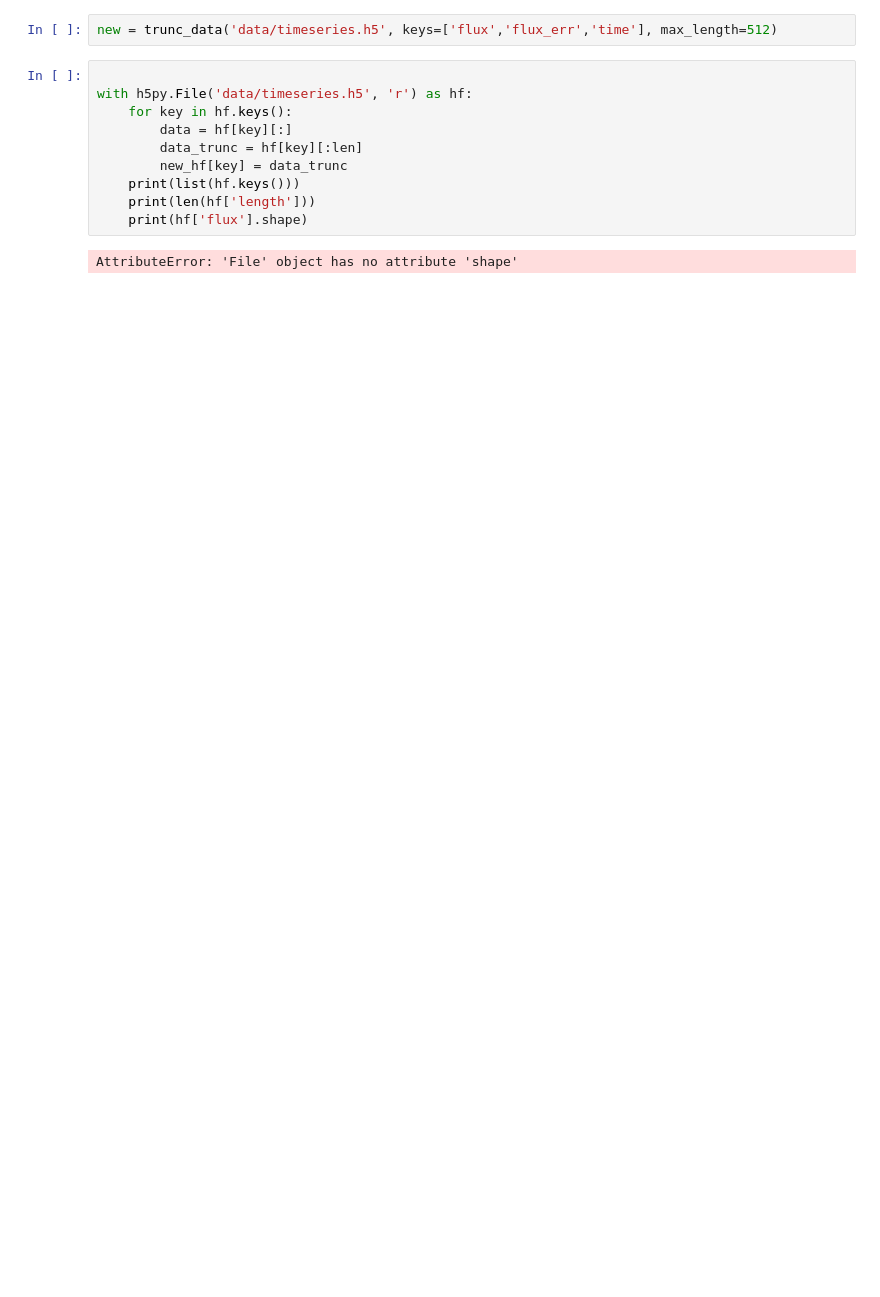
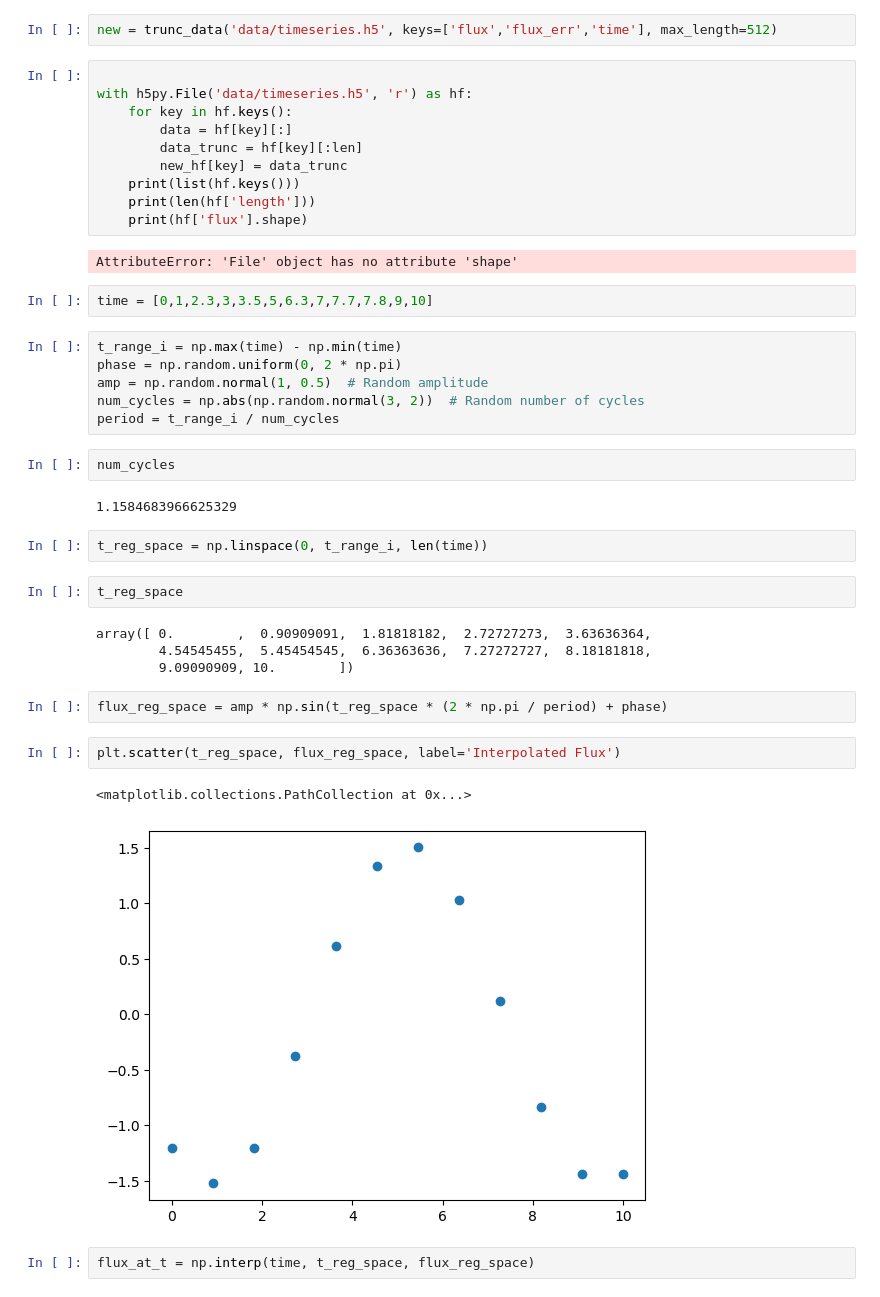
Before and after one commit to pvl19/lc-gen, a Jupyter notebook: adhoc.ipynb, the cells around one changed output. Cells and saved outputs as stored; diff of their text form; blank space fills up the shorter version.

```diff
--- a/adhoc.ipynb
+++ b/adhoc.ipynb
@@ -16,3 +17,32 @@ with h5py.File('data/timeseries.h5', 'r') as hf:
     print(hf['flux'].shape)
 # %% [output]
 AttributeError: 'File' object has no attribute 'shape'
+# %%
+time = [0,1,2.3,3,3.5,5,6.3,7,7.7,7.8,9,10]
+# %%
+t_range_i = np.max(time) - np.min(time)
+phase = np.random.uniform(0, 2 * np.pi)
+amp = np.random.normal(1, 0.5)  # Random amplitude
+num_cycles = np.abs(np.random.normal(3, 2))  # Random number of cycles
+period = t_range_i / num_cycles
+# %%
+num_cycles
+# %% [output]
+1.1584683966625329
+# %%
+t_reg_space = np.linspace(0, t_range_i, len(time))
+# %%
+t_reg_space
+# %% [output]
+array([ 0.        ,  0.90909091,  1.81818182,  2.72727273,  3.63636364,
+        4.54545455,  5.45454545,  6.36363636,  7.27272727,  8.18181818,
+        9.09090909, 10.        ])
+# %%
+flux_reg_space = amp * np.sin(t_reg_space * (2 * np.pi / period) + phase)
+# %%
+plt.scatter(t_reg_space, flux_reg_space, label='Interpolated Flux')
+# %% [output]
+<matplotlib.collections.PathCollection at 0x...>
+[figure, added]
+# %%
+flux_at_t = np.interp(time, t_reg_space, flux_reg_space)
```
Also changed, not shown: parts of 2 cells of this notebook, 13 other files.
